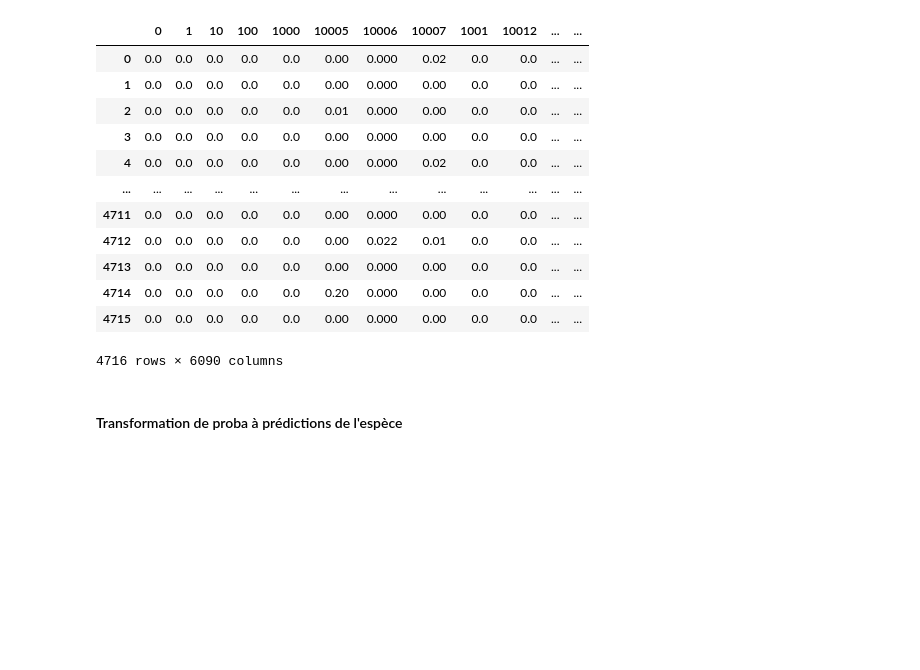
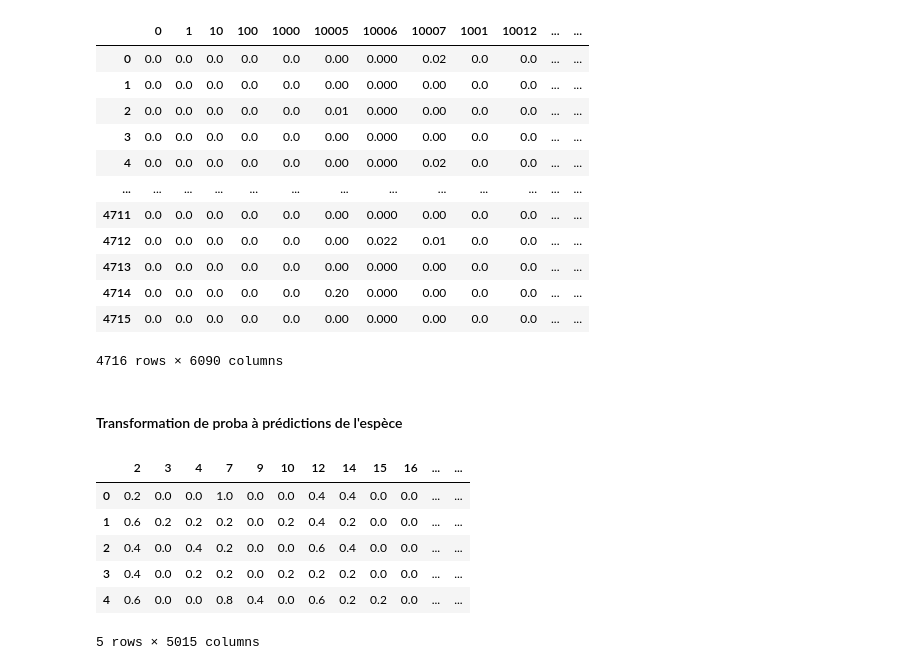
Before and after one commit to AlvinVedel/TER-2023-2024-Modeles-de-distribution-d-especes-profonds, a Jupyter notebook: Codes/RandomForest2024/rf_pa.ipynb, the cells around one changed output. Saved outputs shown, nothing was run; the diff lists cells and outputs as text; code cells hidden in the pictures; blank space fills up the shorter version.

```diff
--- a/Codes/RandomForest2024/rf_pa.ipynb
+++ b/Codes/RandomForest2024/rf_pa.ipynb
@@ -304,3 +306,13 @@ PA_PO_predict
+# %%
+PA_PO_predict.head()
+# %% [output]
+|  | 2 | 3 | 4 | 7 | 9 | 10 | 12 | 14 | 15 | 16 | ... | ... |
+| 0 | 0.2 | 0.0 | 0.0 | 1.0 | 0.0 | 0.0 | 0.4 | 0.4 | 0.0 | 0.0 | ... | ... |
+| 1 | 0.6 | 0.2 | 0.2 | 0.2 | 0.0 | 0.2 | 0.4 | 0.2 | 0.0 | 0.0 | ... | ... |
+| 2 | 0.4 | 0.0 | 0.4 | 0.2 | 0.0 | 0.0 | 0.6 | 0.4 | 0.0 | 0.0 | ... | ... |
+| 3 | 0.4 | 0.0 | 0.2 | 0.2 | 0.0 | 0.2 | 0.2 | 0.2 | 0.0 | 0.0 | ... | ... |
+| 4 | 0.6 | 0.0 | 0.0 | 0.8 | 0.4 | 0.0 | 0.6 | 0.2 | 0.2 | 0.0 | ... | ... |
+5 rows × 5015 columns
 # %%
 def replace_with_column_name(row):
     return [col for col, value in row.items() if value >= 0.15]
```
Also changed, not shown: parts of 4 cells of this notebook, 7 other files.
